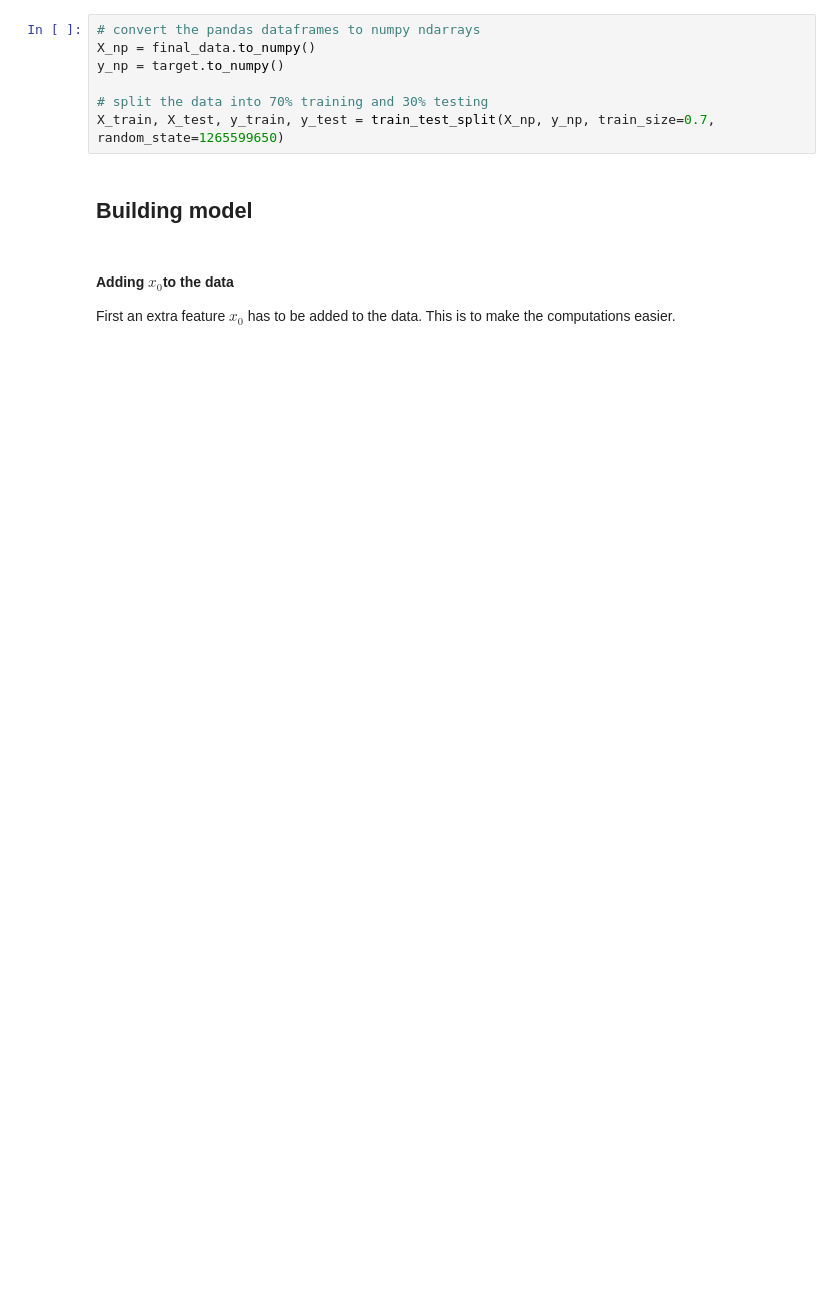
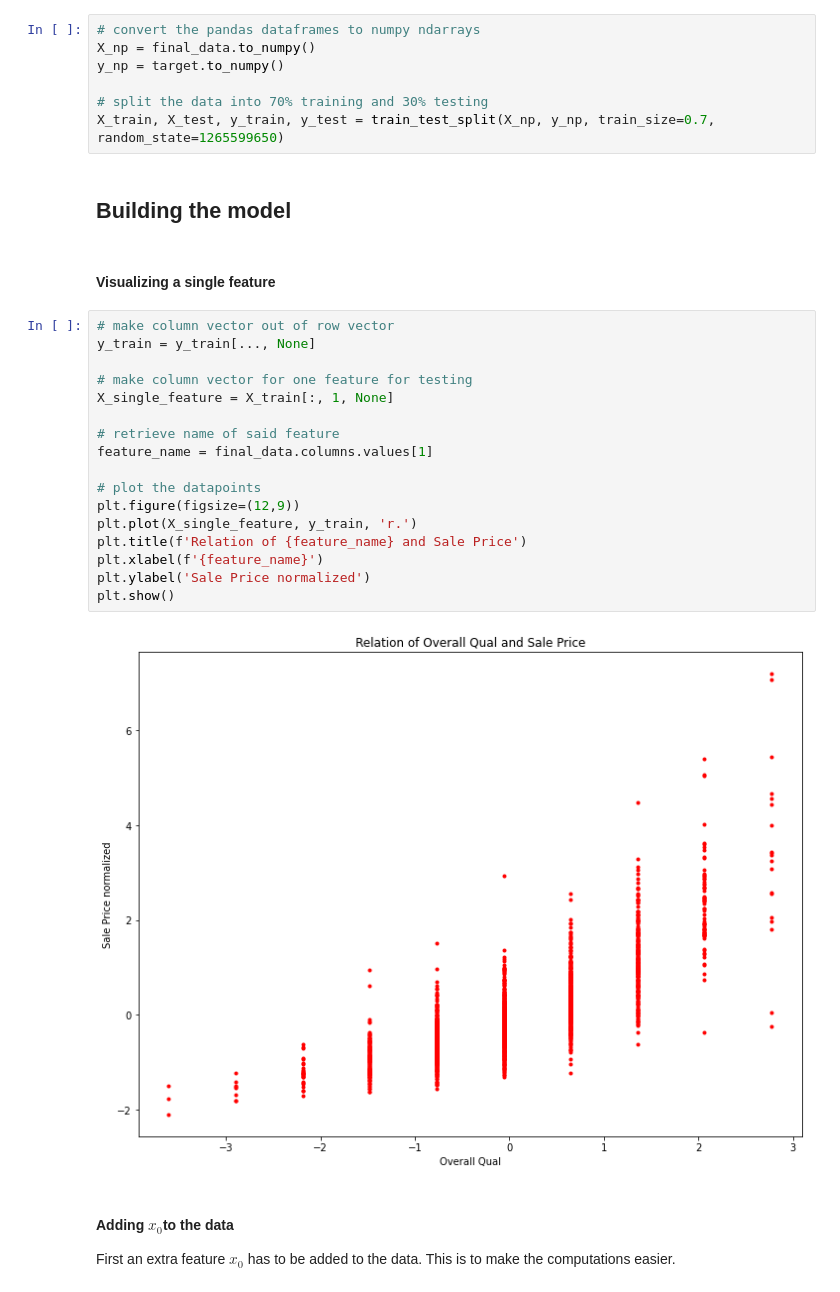
Before and after one commit to Youri-is-super-awesome/Bitches-and-beaches, a Jupyter notebook: code/model_version1.ipynb, the cells around one changed output. Saved outputs shown, nothing was run; the diff lists cells and outputs as text; blank space fills up the shorter version.

```diff
--- a/code/model_version1.ipynb
+++ b/code/model_version1.ipynb
@@ -41,7 +41,28 @@ y_np = target.to_numpy()
 # split the data into 70% training and 30% testing
 X_train, X_test, y_train, y_test = train_test_split(X_np, y_np, train_size=0.7, random_state=1265599650)
 # %% [markdown]
-## Building model
+## Building the model
+# %% [markdown]
+#### Visualizing a single feature
+# %%
+# make column vector out of row vector
+y_train = y_train[..., None]
+
+# make column vector for one feature for testing
+X_single_feature = X_train[:, 1, None]
+
+# retrieve name of said feature
+feature_name = final_data.columns.values[1]
+
+# plot the datapoints
+plt.figure(figsize=(12,9))
+plt.plot(X_single_feature, y_train, 'r.')
+plt.title(f'Relation of {feature_name} and Sale Price')
+plt.xlabel(f'{feature_name}')
+plt.ylabel('Sale Price normalized')
+plt.show()
+# %% [output]
+[figure, added]
 # %% [markdown]
 #### Adding  $x_0$to the data
 
```
Also changed, not shown: parts of 12 cells of this notebook.
